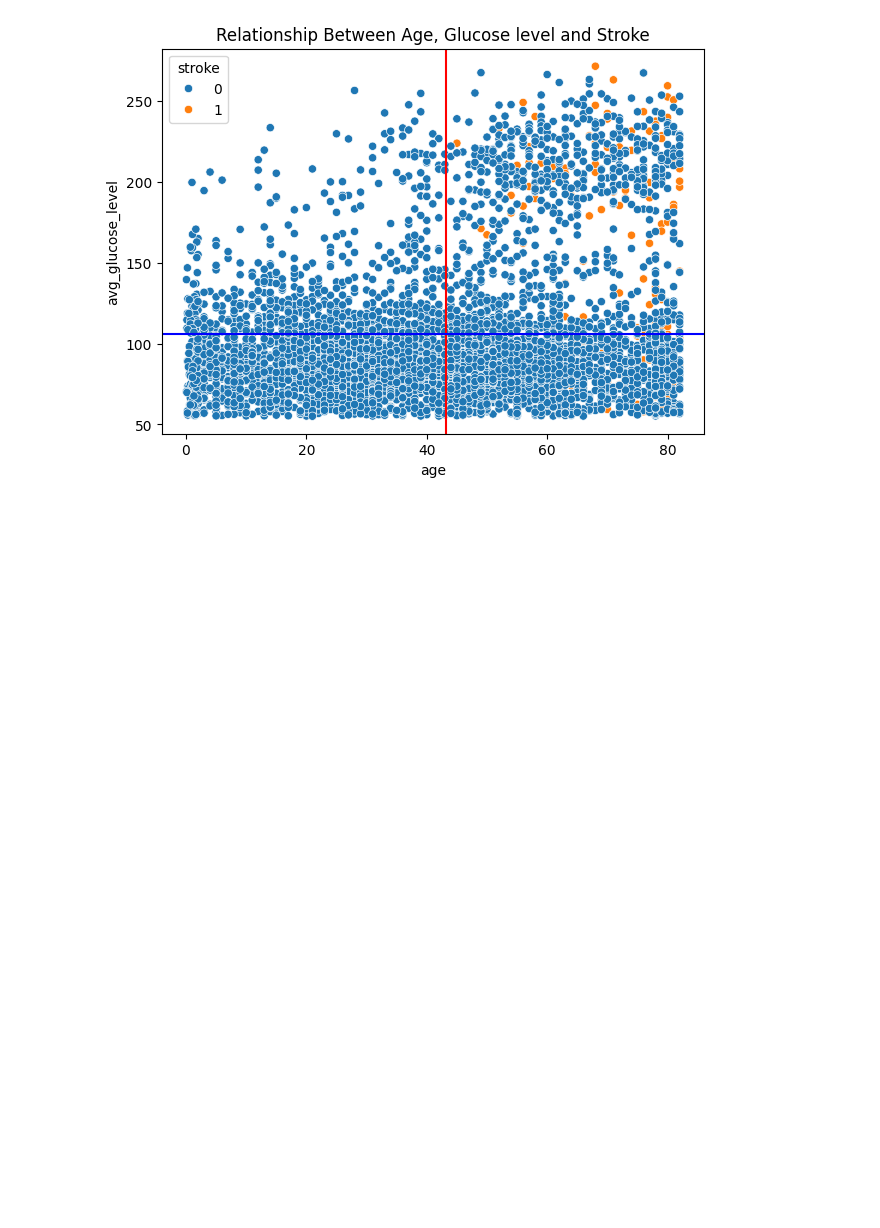
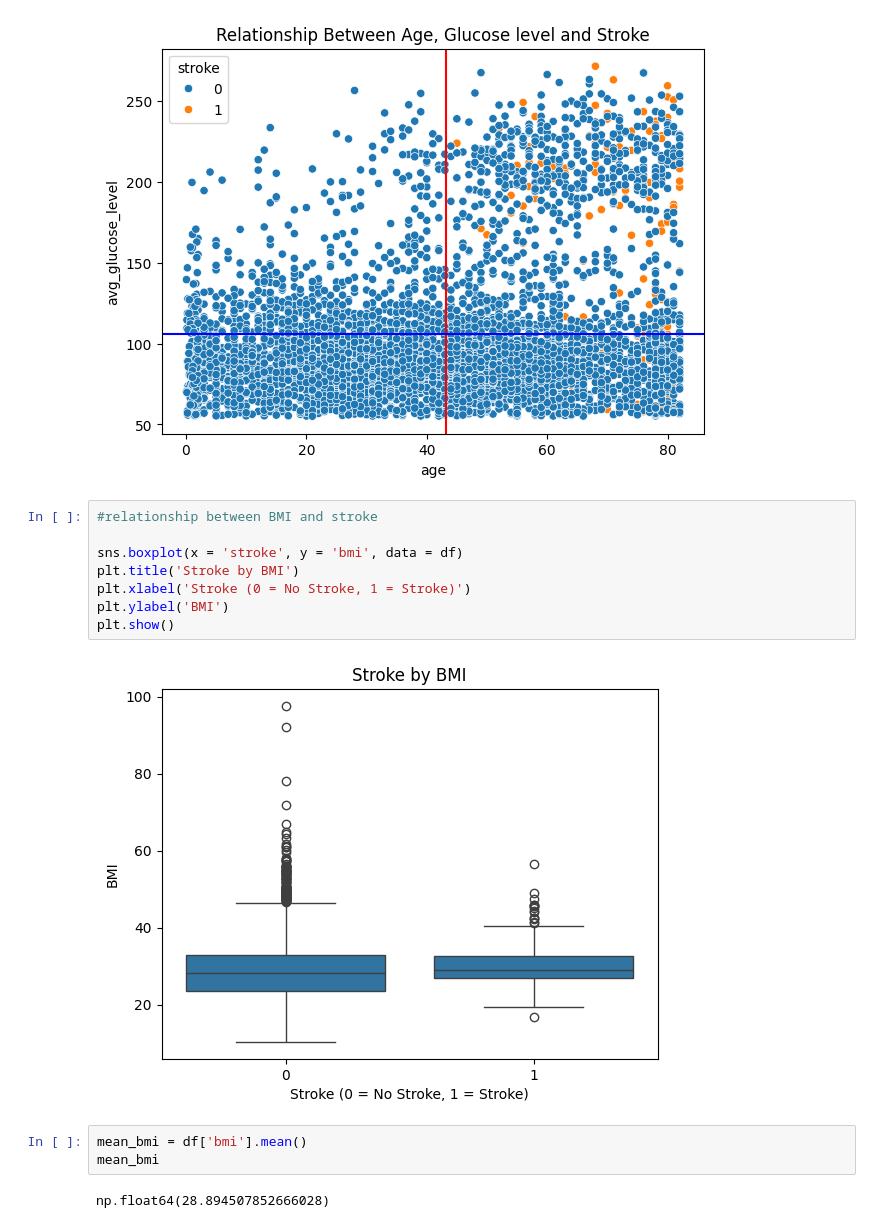
Before and after one commit to NovikovAnton-code/Stroke-Prediction-Course-Work, a Jupyter notebook: Stroke_Prediction.ipynb, the cells around one changed output. Cells and saved outputs as stored; diff of their text form; blank space fills up the shorter version.

```diff
--- a/Stroke_Prediction.ipynb
+++ b/Stroke_Prediction.ipynb
@@ -489,3 +489,18 @@ plt.title('Relationship Between Age, Glucose level and Stroke')
 plt.show()
 # %% [output]
 [figure]
+# %%
+#relationship between BMI and stroke
+
+sns.boxplot(x = 'stroke', y = 'bmi', data = df)
+plt.title('Stroke by BMI')
+plt.xlabel('Stroke (0 = No Stroke, 1 = Stroke)')
+plt.ylabel('BMI')
+plt.show()
+# %% [output]
+[figure, added]
+# %%
+mean_bmi = df['bmi'].mean()
+mean_bmi
+# %% [output]
+np.float64(28.894507852666028)
```
Also changed, not shown: parts of 8 cells of this notebook.
